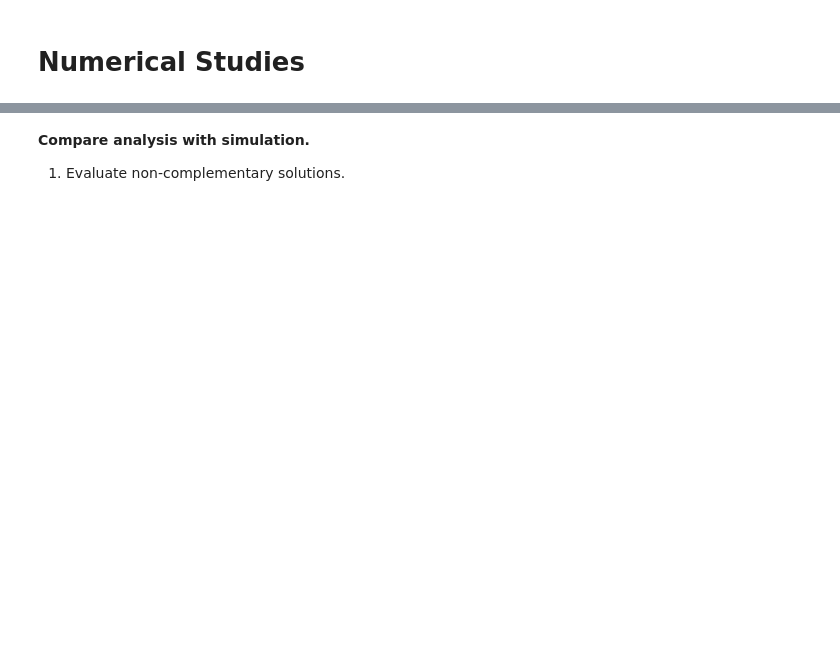
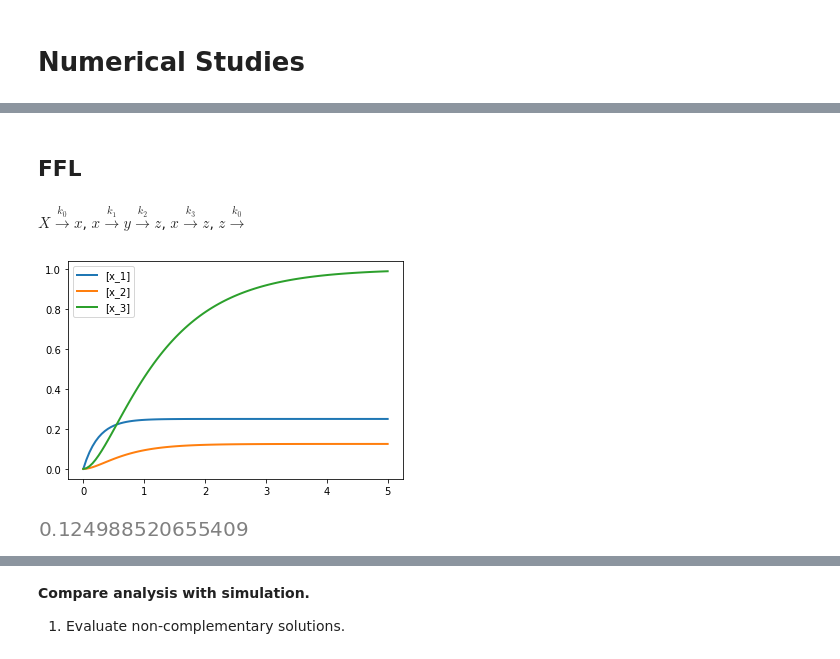
Before and after one commit to ScienceStacks/common_python, a Jupyter notebook: notebooks/Solving Inhomogeneous LTI Differential Equations.ipynb, the cells around one changed output, grey strips where cells are left out. Cells and saved outputs as stored; diff of their text form; code cells hidden in the pictures; blank space fills up the shorter version.

Commit message:
Refined LTI Models and further validations from simulations.

```diff
--- a/notebooks/Solving Inhomogeneous LTI Differential Equations.ipynb
+++ b/notebooks/Solving Inhomogeneous LTI Differential Equations.ipynb
@@ -374,0 +361,31 @@ rr.plot(rr.simulate())
+# %% [markdown]
+## FFL
+# %% [markdown]
+$X \xrightarrow{k_0} x$, $x \xrightarrow{k_1} y \xrightarrow{k_2} z$,  $x \xrightarrow{k_3} z$, $z \xrightarrow{k_0}$
+# %%
+model = """
+J0: $x_0 -> x_1; k0*x_0
+J1: x_1 -> x_2; k1*x_1
+J2: x_2 -> x_3; k2*x_2
+J3: x_1 -> x_3; k3*x_1
+J4: x_3 ->  ; k0*x_3
+
+k0 = 1
+k1 = 1
+k2 = 2
+k3 = 3
+
+x_0 = 1
+x_1 = 0
+x_2 = 0
+x_3 = 0
+"""
+
+rr = te.loada(model)
+rr.plot(rr.simulate(0, 5, 100))
+# %% [output]
+[figure, added]
+# %%
+rr.x_2
+# %% [output]
+[figure, added]
```
Also changed, not shown: parts of 15 cells of this notebook, 3 other files.
